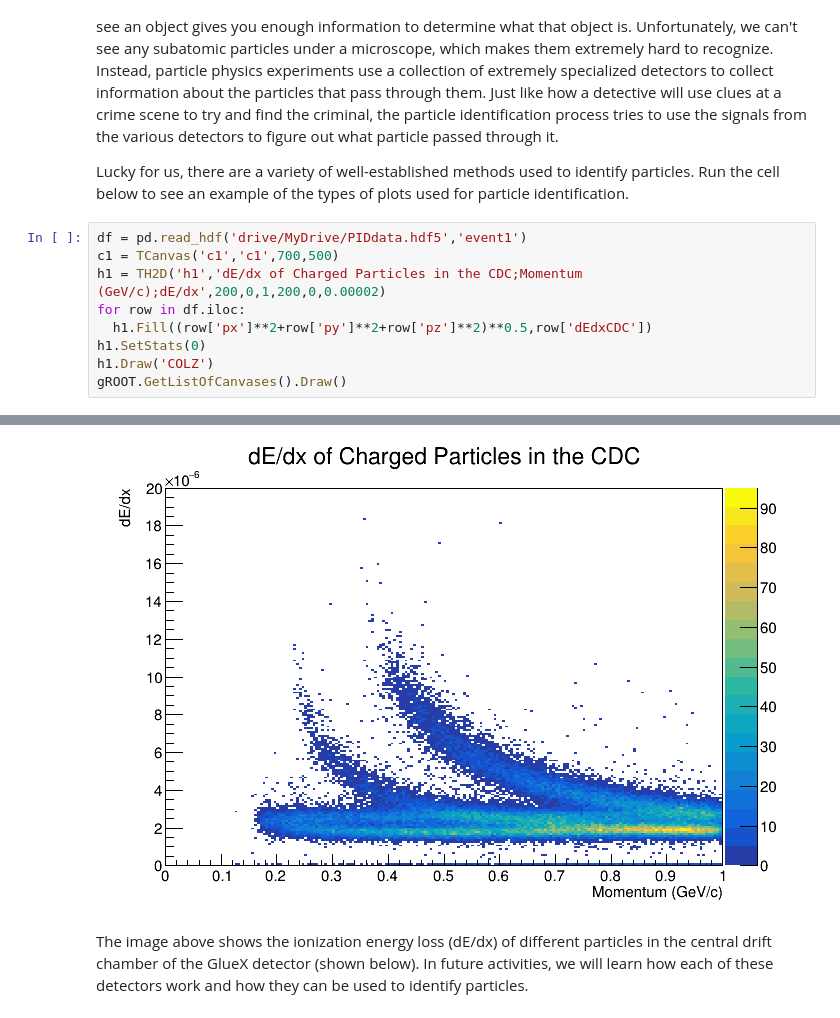
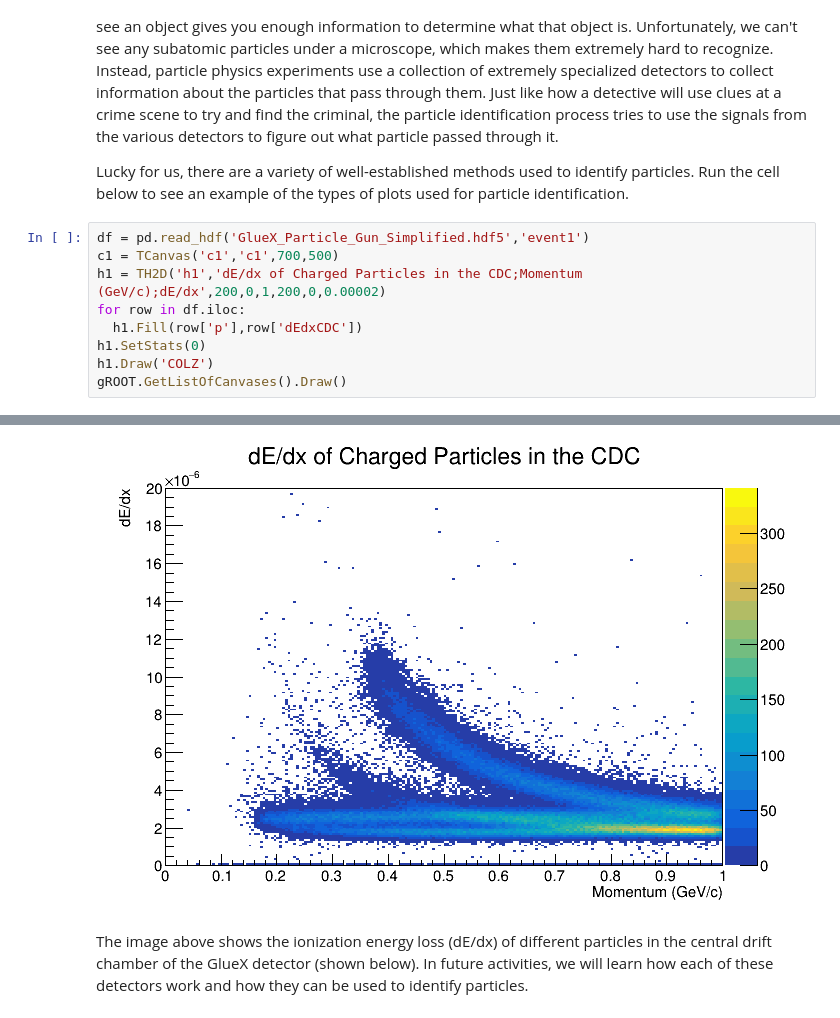
Before and after one commit to duberii/pid-playground, a Jupyter notebook: activities/Introduction_to_ROOT.ipynb, the cells around one changed output, grey strips where cells are left out. Cells and saved outputs as stored; diff of their text form.

```diff
--- a/activities/Introduction_to_ROOT.ipynb
+++ b/activities/Introduction_to_ROOT.ipynb
@@ -64,11 +63,11 @@ When looking into a microscope, it is fairly easy to recognize what you are look
 
 Lucky for us, there are a variety of well-established methods used to identify particles. Run the cell below to see an example of the types of plots used for particle identification.
 # %%
-df = pd.read_hdf('drive/MyDrive/PIDdata.hdf5','event1')
+df = pd.read_hdf('GlueX_Particle_Gun_Simplified.hdf5','event1')
 c1 = TCanvas('c1','c1',700,500)
 h1 = TH2D('h1','dE/dx of Charged Particles in the CDC;Momentum (GeV/c);dE/dx',200,0,1,200,0,0.00002)
 for row in df.iloc:
-  h1.Fill((row['px']**2+row['py']**2+row['pz']**2)**0.5,row['dEdxCDC'])
+  h1.Fill(row['p'],row['dEdxCDC'])
 h1.SetStats(0)
 h1.Draw('COLZ')
 gROOT.GetListOfCanvases().Draw()
@@ -76,4 +77,4 @@ gROOT.GetListOfCanvases().Draw()
-[figure, old version]
+[figure, new version]
 # %% [markdown]
 The image above shows the ionization energy loss (dE/dx) of different particles in the central drift chamber of the GlueX detector (shown below). In future activities, we will learn how each of these detectors work and how they can be used to identify particles.
 # %% [markdown]
```
Also changed, not shown: parts of 2 cells of this notebook.
